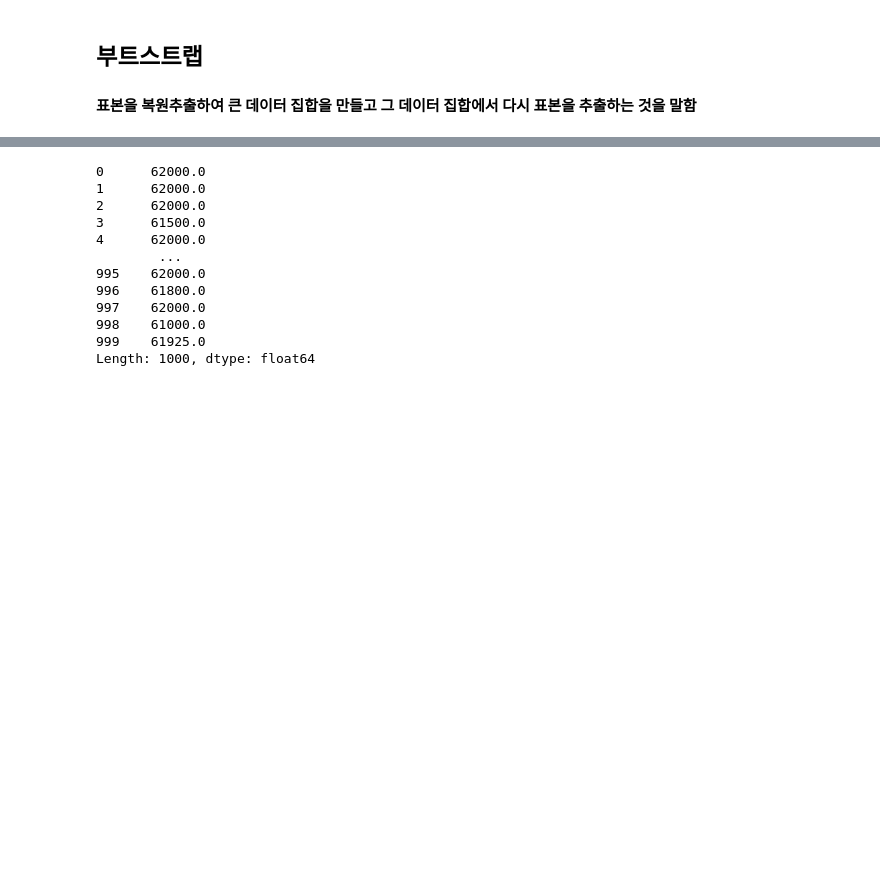
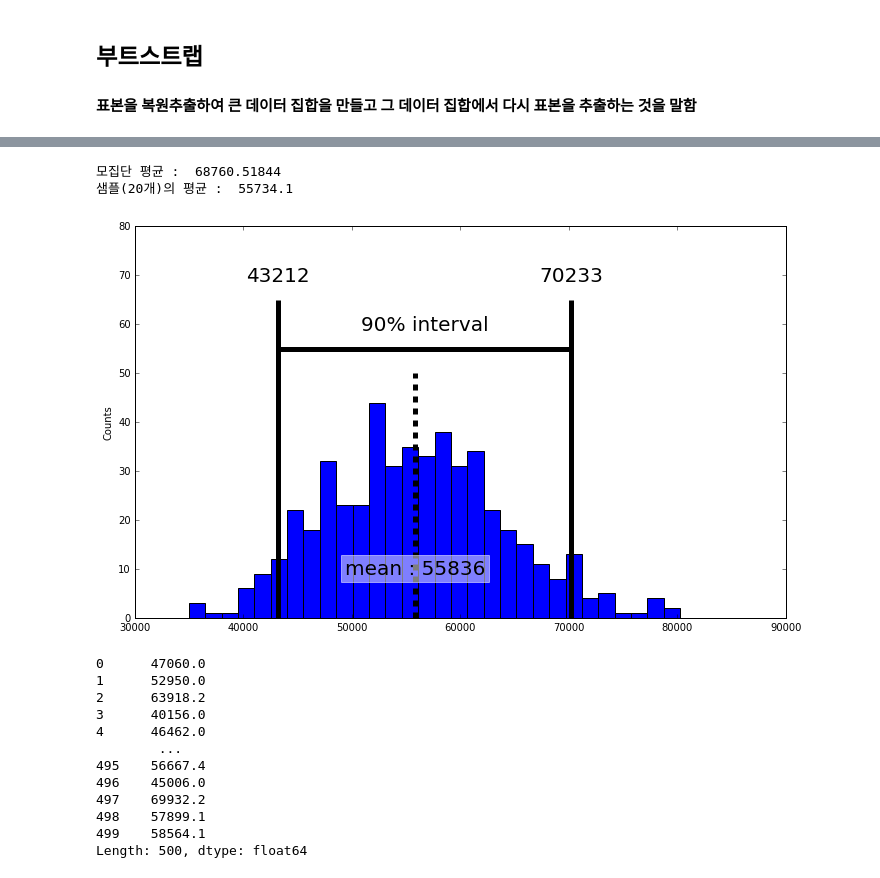
Before and after one commit to Hosung-Ahn/StatisticsForData, a Jupyter notebook: Chapter2-data_and_sample/note.ipynb, the cells around one changed output, grey strips where cells are left out. Cells and saved outputs as stored; diff of their text form; code cells hidden in the pictures; blank space fills up the shorter version.

```diff
--- a/Chapter2-data_and_sample/note.ipynb
+++ b/Chapter2-data_and_sample/note.ipynb
@@ -58,15 +64,52 @@ std. error : 228.95561083041997
+# %%
+print("모집단 평균 : ", loans_income.mean())
+np.random.seed(seed=3)
+# create a sample of 20 loan income data
+sample20 = resample(loans_income, n_samples=20, replace=False)
+print("샘플(20개)의 평균 : ", sample20.mean())
+results = []
+for nrepeat in range(500):
+    sample = resample(sample20)
+    results.append(sample.mean())
+results = pd.Series(results)
+
+confidence_interval = list(results.quantile([0.05, 0.95]))
+
+plt.figure(figsize = (10,6))
+plt.hist(results, bins = 30)
+plt.plot(confidence_interval, [55,55], color = 'black', linewidth = 5)
+plt.vlines(confidence_interval, 0,65, color = 'black', linewidth = 5)
+
+for x in confidence_interval :
+    plt.text(x, 70, f"{x:.0f}", fontdict={'fontsize' : 20},
+             horizontalalignment='center', verticalalignment='center')
+plt.text(sum(confidence_interval) / 2, 60, '90% interval',
+        horizontalalignment='center', verticalalignment='center',fontdict={'fontsize' : 20})
+meanIncome = results.mean()
+plt.vlines(meanIncome, 0,50,color = 'black', linewidth = 5, linestyles='--')
+plt.text(meanIncome, 10, f"mean : {meanIncome :.0f}", bbox=dict(facecolor='white', edgecolor='white', alpha=0.5),
+        horizontalalignment='center', verticalalignment='center',fontdict={'fontsize' : 20} )
+plt.ylim(0,80)
+plt.ylabel('Counts')
+
+plt.tight_layout()
+plt.show()
+# %% [output]
+모집단 평균 :  68760.51844
+샘플(20개)의 평균 :  55734.1
+[figure, added]
 # %%
 results
 # %% [output]
-0      62000.0
-1      62000.0
-2      62000.0
-3      61500.0
-4      62000.0
+0      47060.0
+1      52950.0
+2      63918.2
+3      40156.0
+4      46462.0
         ...
-995    62000.0
-996    61800.0
-997    62000.0
-998    61000.0
-999    61925.0
-Length: 1000, dtype: float64
+495    56667.4
+496    45006.0
+497    69932.2
+498    57899.1
+499    58564.1
+Length: 500, dtype: float64
```
Also changed, not shown: parts of 3 cells of this notebook, 1 other file.
